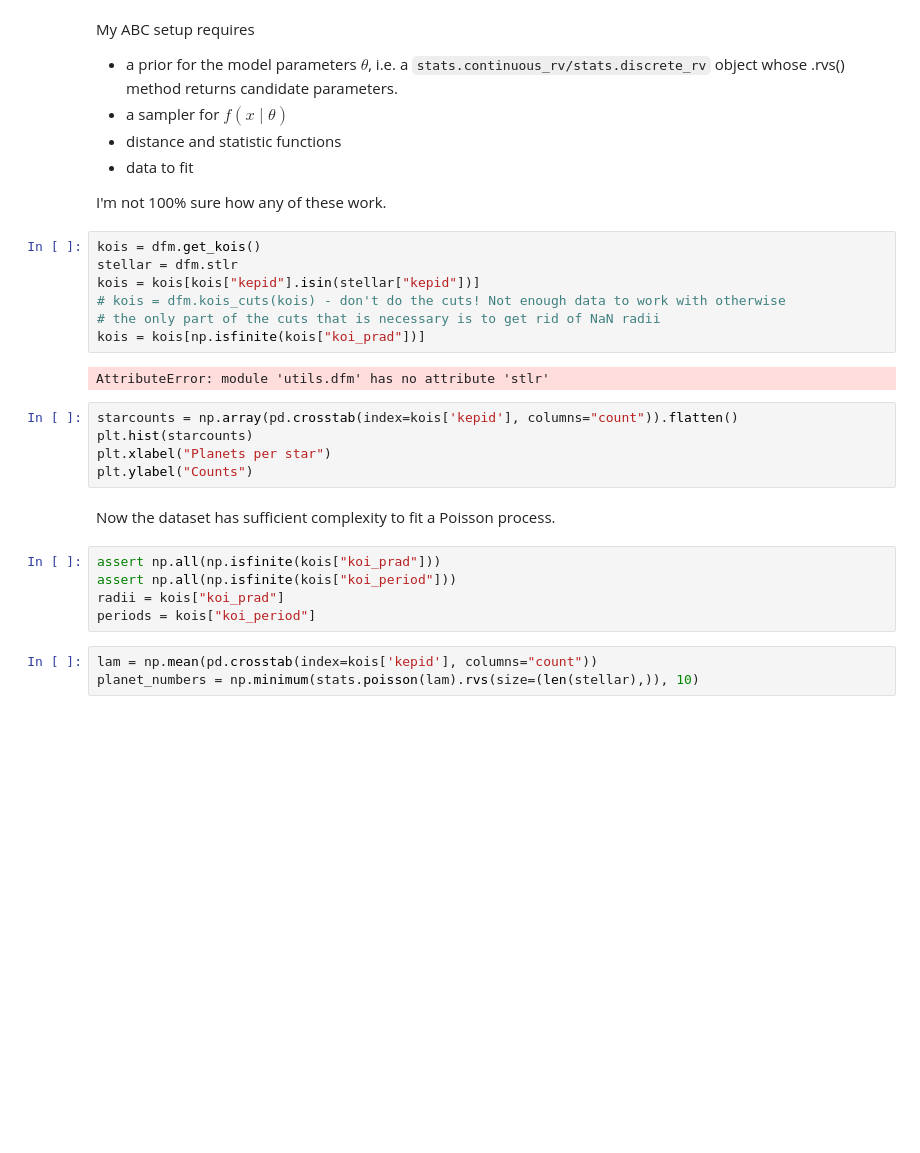
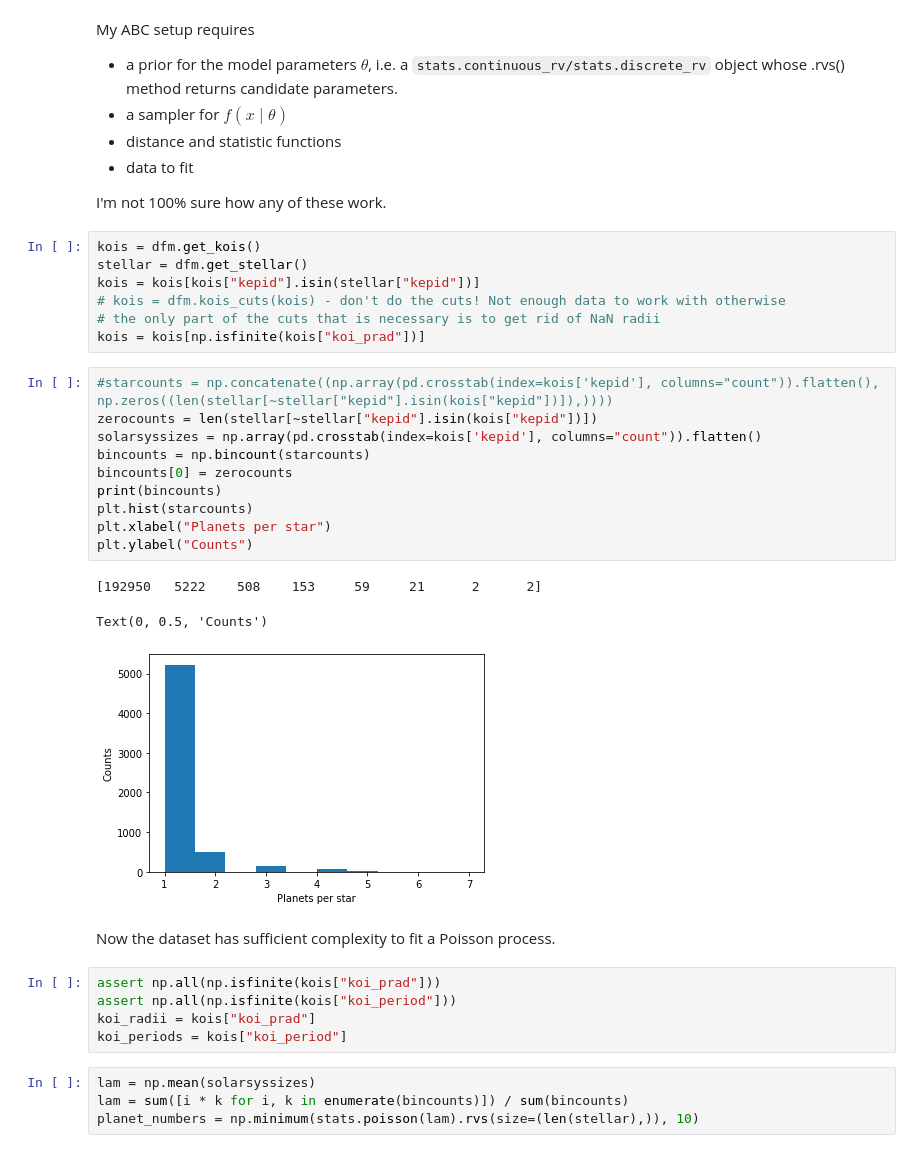
Before and after one commit to aditya-sengupta/exosyssim-prototyping, a Jupyter notebook: dev/occurrence_abc.ipynb, the cells around one changed output. Drawn from its saved outputs; the diff is of its cells as text; blank space fills up the shorter version.

```diff
--- a/dev/occurrence_abc.ipynb
+++ b/dev/occurrence_abc.ipynb
@@ -26,27 +26,35 @@ My ABC setup requires
 I'm not 100% sure how any of these work.
 # %%
 kois = dfm.get_kois()
-stellar = dfm.stlr
+stellar = dfm.get_stellar()
 kois = kois[kois["kepid"].isin(stellar["kepid"])]
 # kois = dfm.kois_cuts(kois) - don't do the cuts! Not enough data to work with otherwise
 # the only part of the cuts that is necessary is to get rid of NaN radii
 kois = kois[np.isfinite(kois["koi_prad"])]
-# %% [output]
-AttributeError: module 'utils.dfm' has no attribute 'stlr'
 # %%
-starcounts = np.array(pd.crosstab(index=kois['kepid'], columns="count")).flatten()
+#starcounts = np.concatenate((np.array(pd.crosstab(index=kois['kepid'], columns="count")).flatten(), np.zeros((len(stellar[~stellar["kepid"].isin(kois["kepid"])]),))))
+zerocounts = len(stellar[~stellar["kepid"].isin(kois["kepid"])])
+solarsyssizes = np.array(pd.crosstab(index=kois['kepid'], columns="count")).flatten()
+bincounts = np.bincount(starcounts)
+bincounts[0] = zerocounts
+print(bincounts)
 plt.hist(starcounts)
 plt.xlabel("Planets per star")
 plt.ylabel("Counts")
+# %% [output]
+[192950   5222    508    153     59     21      2      2]
+Text(0, 0.5, 'Counts')
+[figure, added]
 # %% [markdown]
 Now the dataset has sufficient complexity to fit a Poisson process.
 # %%
 assert np.all(np.isfinite(kois["koi_prad"]))
 assert np.all(np.isfinite(kois["koi_period"]))
-radii = kois["koi_prad"]
-periods = kois["koi_period"]
+koi_radii = kois["koi_prad"]
+koi_periods = kois["koi_period"]
 # %%
-lam = np.mean(pd.crosstab(index=kois['kepid'], columns="count"))
+lam = np.mean(solarsyssizes)
+lam = sum([i * k for i, k in enumerate(bincounts)]) / sum(bincounts)
 planet_numbers = np.minimum(stats.poisson(lam).rvs(size=(len(stellar),)), 10)
 # %%
 plt.hist(planet_numbers)
```
Also changed, not shown: parts of 10 cells of this notebook, 3 other files.
